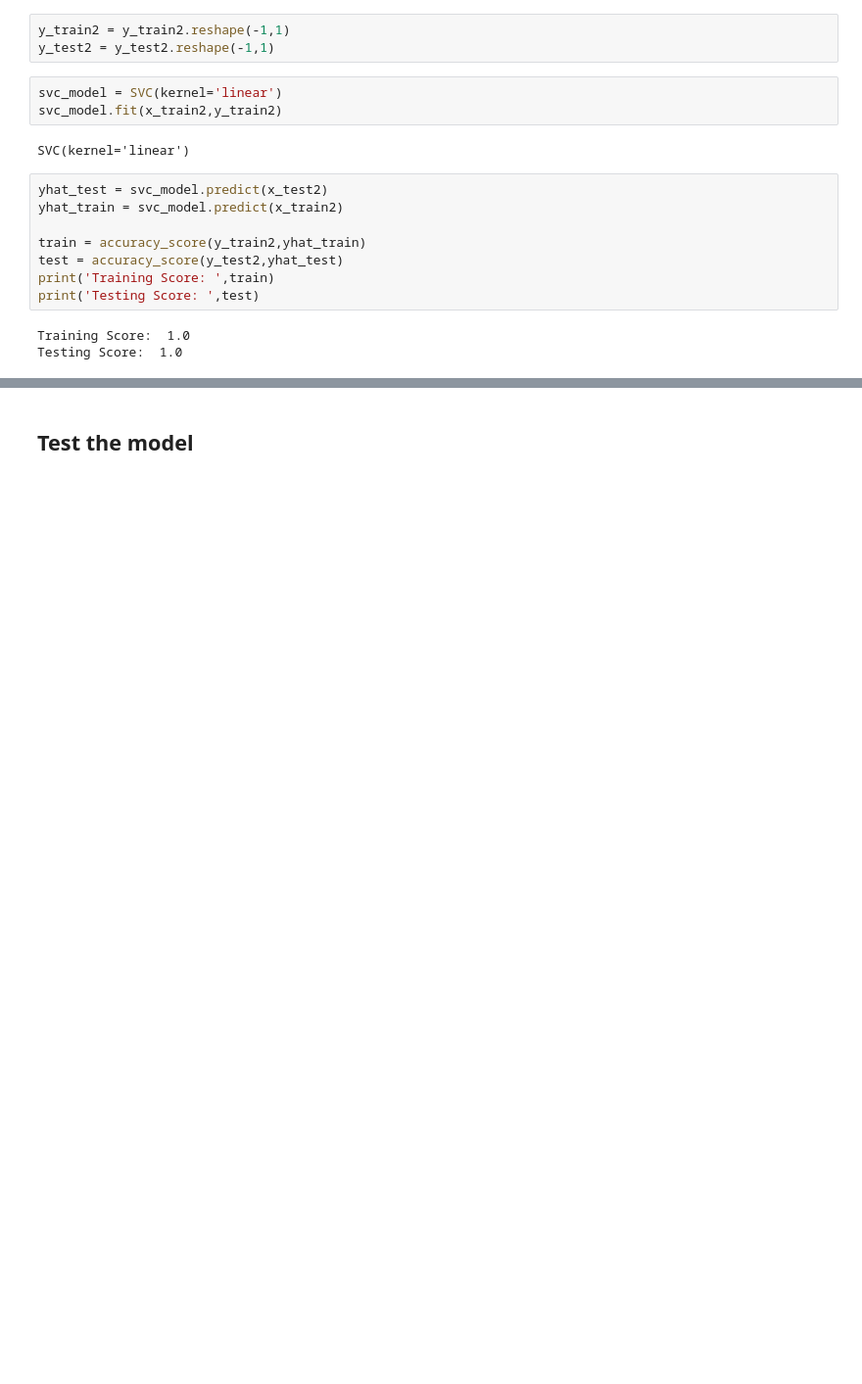
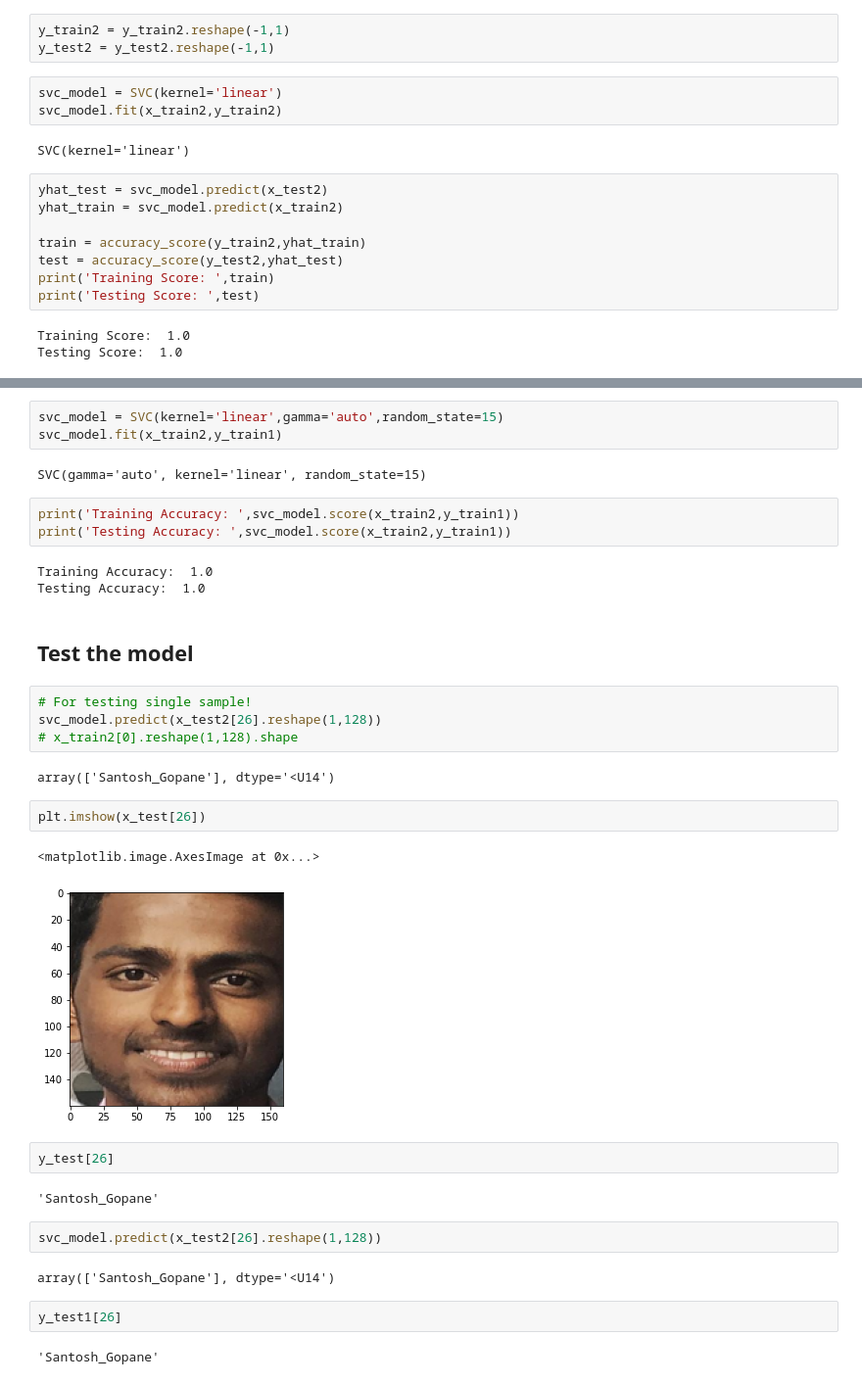
Before and after one commit to santoshgopane/FaceNet-model-using-Tensorflow-and-Keras, a Jupyter notebook: FaceNet Model Implementation.ipynb, the cells around one changed output, grey strips where cells are left out. Shown at 98% size. Drawn from its saved outputs; the diff is of its cells as text; blank space fills up the shorter version.

Commit message:
Model Complete!

```diff
--- a/FaceNet Model Implementation.ipynb
+++ b/FaceNet Model Implementation.ipynb
@@ -389,2 +399,36 @@ Testing Score:  1.0
+# %%
+svc_model = SVC(kernel='linear',gamma='auto',random_state=15)
+svc_model.fit(x_train2,y_train1)
+# %% [output]
+SVC(gamma='auto', kernel='linear', random_state=15)
+# %%
+print('Training Accuracy: ',svc_model.score(x_train2,y_train1))
+print('Testing Accuracy: ',svc_model.score(x_train2,y_train1))
+# %% [output]
+Training Accuracy:  1.0
+Testing Accuracy:  1.0
 # %% [markdown]
 ## Test the model
+# %%
+# For testing single sample!
+svc_model.predict(x_test2[26].reshape(1,128))
+# x_train2[0].reshape(1,128).shape
+# %% [output]
+array(['Santosh_Gopane'], dtype='<U14')
+# %%
+plt.imshow(x_test[26])
+# %% [output]
+<matplotlib.image.AxesImage at 0x...>
+[figure, added]
+# %%
+y_test[26]
+# %% [output]
+'Santosh_Gopane'
+# %%
+svc_model.predict(x_test2[26].reshape(1,128))
+# %% [output]
+array(['Santosh_Gopane'], dtype='<U14')
+# %%
+y_test1[26]
+# %% [output]
+'Santosh_Gopane'
```
Also changed, not shown: parts of 14 cells of this notebook.
